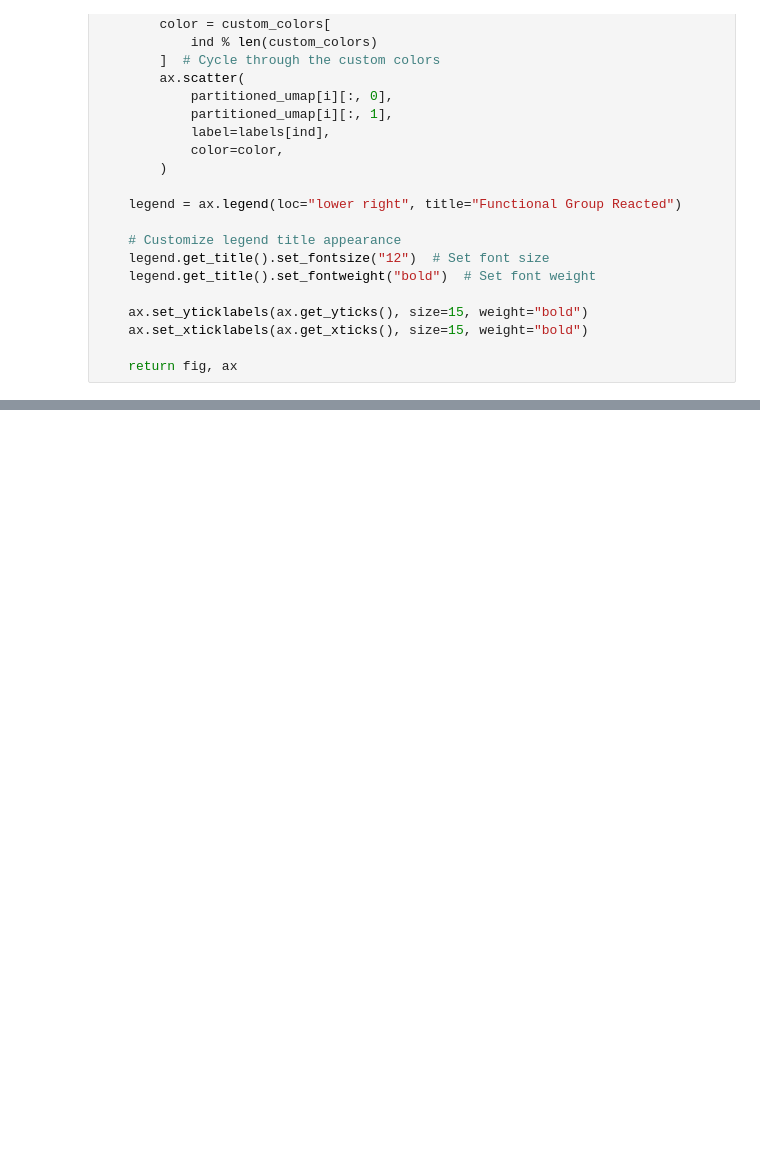
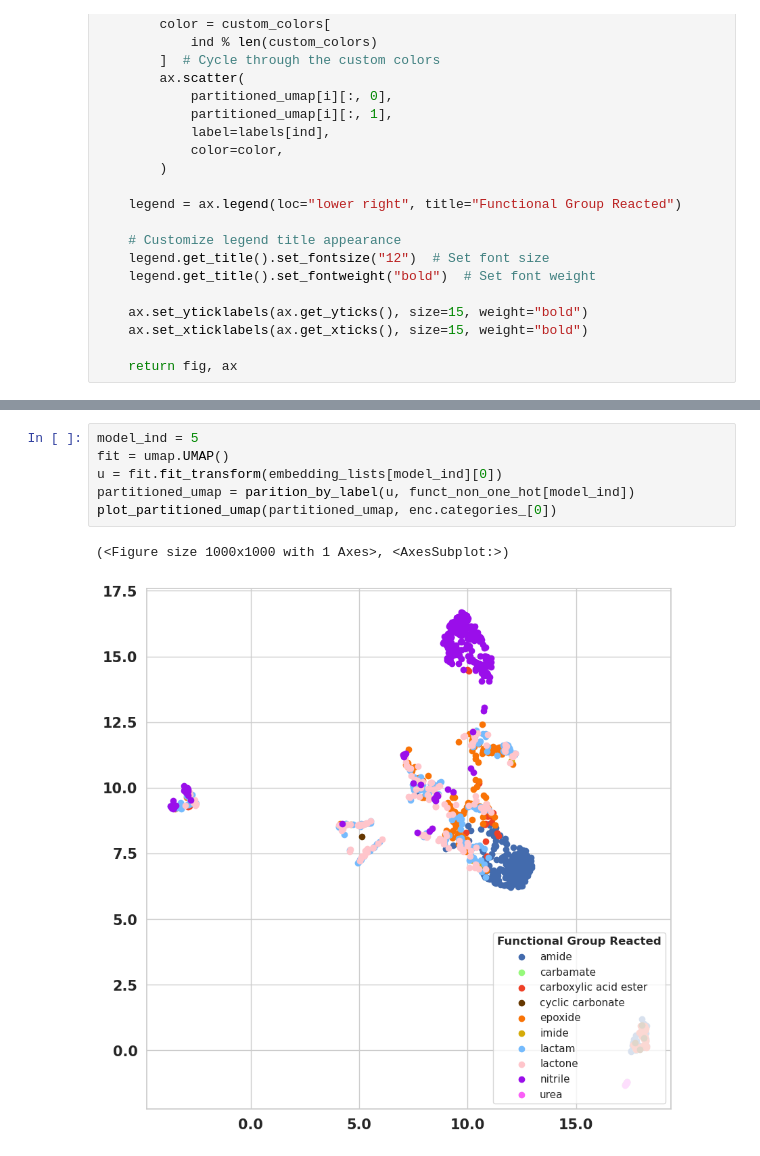
Before and after one commit to santi921/bondnet, a Jupyter notebook: bondnet/scripts/visualizations/embedding_training.ipynb, the cells around one changed output, grey strips where cells are left out. Drawn from its saved outputs; the diff is of its cells as text; blank space fills up the shorter version.

```diff
--- a/bondnet/scripts/visualizations/embedding_training.ipynb
+++ b/bondnet/scripts/visualizations/embedding_training.ipynb
@@ -313,0 +322,9 @@ plot_partitioned_umap(partitioned_umap, enc.categories_[0])
+# %%
+model_ind = 5
+fit = umap.UMAP()
+u = fit.fit_transform(embedding_lists[model_ind][0])
+partitioned_umap = parition_by_label(u, funct_non_one_hot[model_ind])
+plot_partitioned_umap(partitioned_umap, enc.categories_[0])
+# %% [output]
+(<Figure size 1000x1000 with 1 Axes>, <AxesSubplot:>)
+[figure, added]
```
Also changed, not shown: parts of 14 cells of this notebook, 6 other files.
